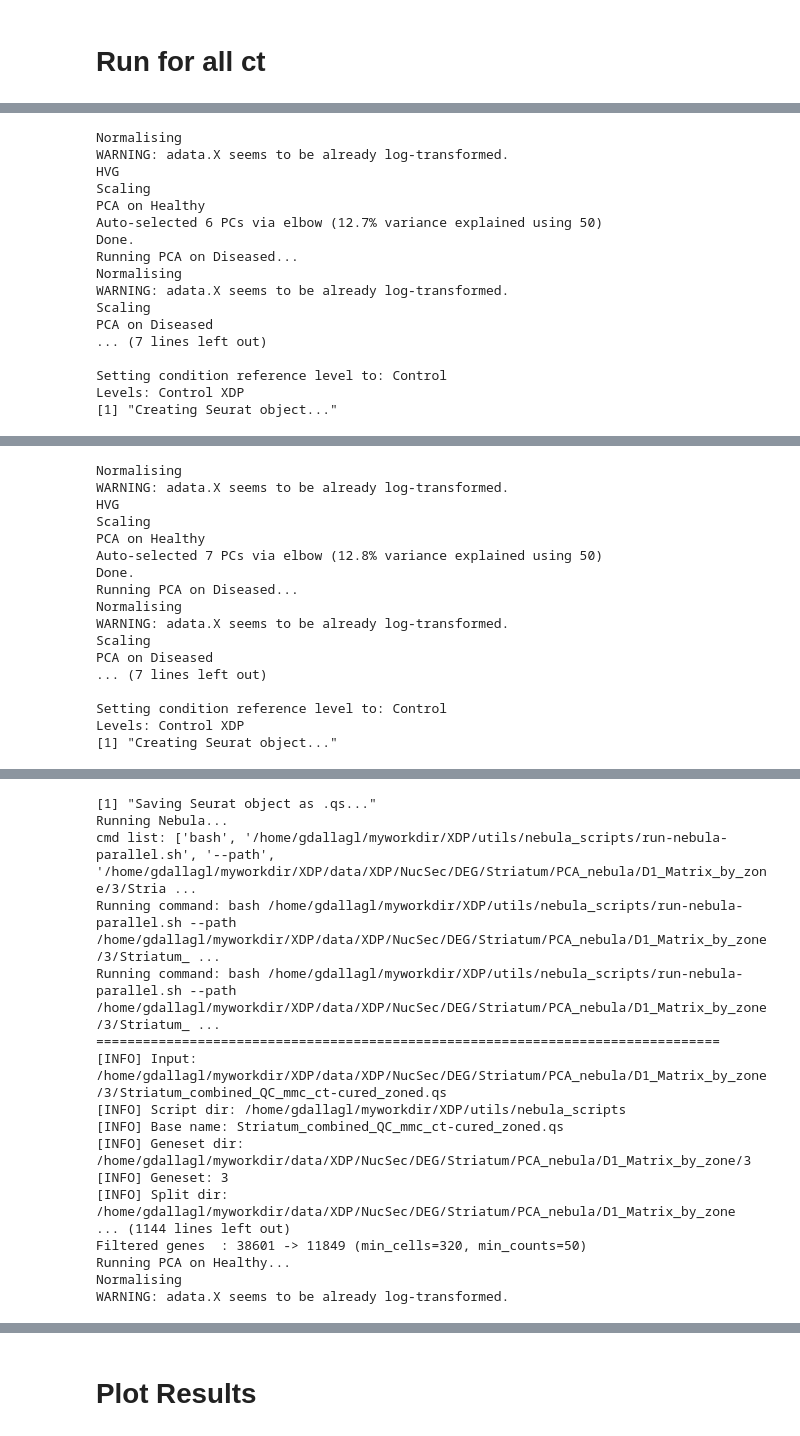
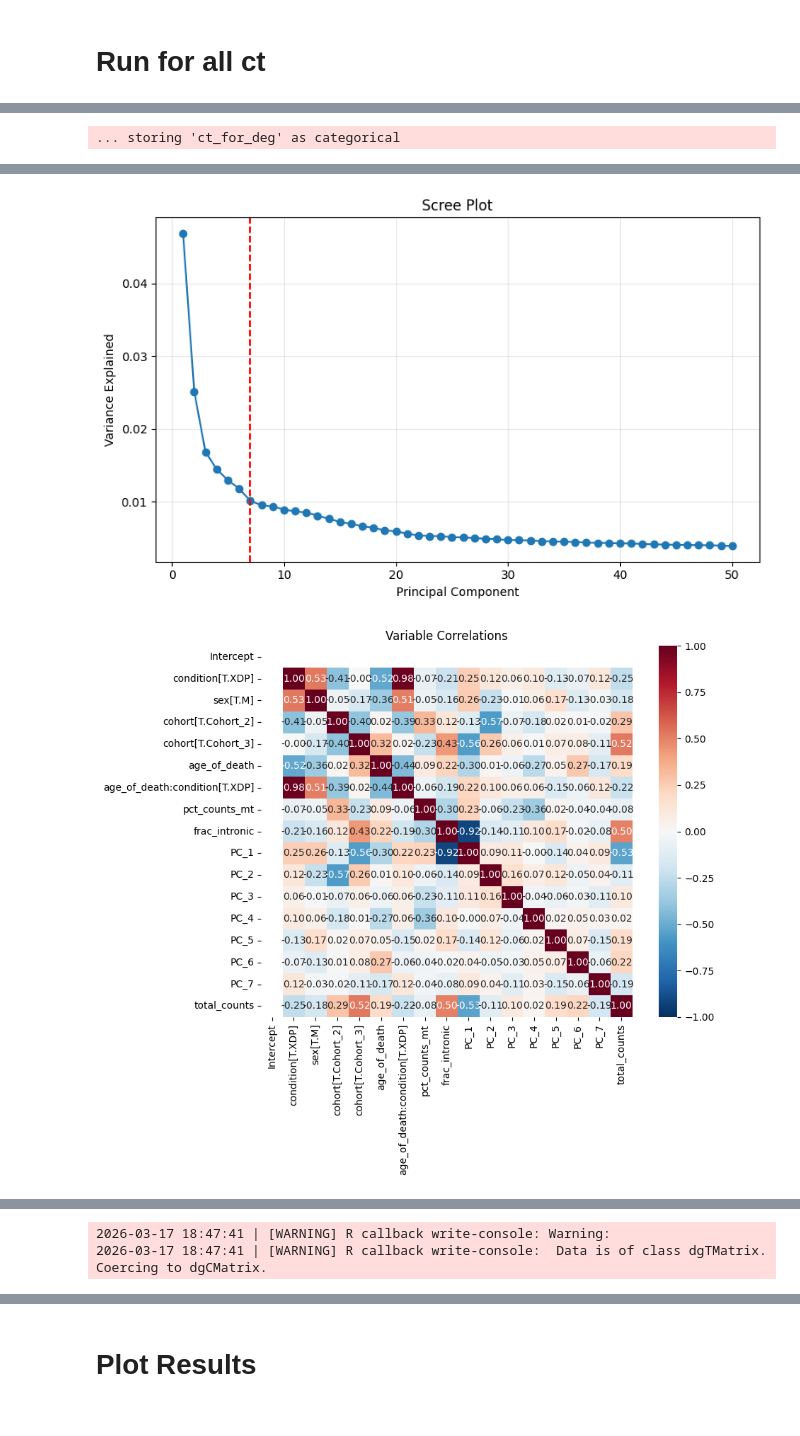
Before and after one commit to 8gabri8/XDP, a Jupyter notebook: script/NucSeq/DEG/NucSeq_PCA.ipynb, the cells around one changed output, grey strips where cells are left out. Saved outputs shown, nothing was run; the diff lists cells and outputs as text; code cells hidden in the pictures.

```diff
--- a/script/NucSeq/DEG/NucSeq_PCA.ipynb
+++ b/script/NucSeq/DEG/NucSeq_PCA.ipynb
@@ -582,12 +569,16 @@ def run_nebula_with_PCs(
     print(f"adata intact: {adata.shape[0]} cells, {adata.shape[1]} genes")
 
     covs = [CONTRAST_VARIABLE, *COVARIATES_FOR_DEG, *pcs]
-    mask = adata.obs[covs].isna().any(axis=1)
+    # ATTENTION: interaction term is not a real col, so do the ehck only on asubset of col
+    covs_for_nan_check = [c for c in covs if ":" not in c and "*" not in c]
+    mask = adata.obs[covs_for_nan_check].isna().any(axis=1)
     print(f"ATTENTION: Dropping {mask.sum()} cells with NaN covariates: {adata.obs_names[mask].tolist()}")
     adata = adata[~mask].copy()
 
     ADATA_PATH_H5AD = f"{os.path.splitext(ADATA_PATH_QS)[0]}.h5ad"
     adata.write_h5ad(ADATA_PATH_H5AD)
+
+    DEG.check_corr_cov_in_design(adata, vars_in_formula = [CONTRAST_VARIABLE, *COVARIATES_FOR_DEG, *pcs, LIBRARY_SIZE_COL], corr_thr=0.7, split=" + ")
 
     ###################
     # Create qs file
@@ -662,11 +655,14 @@ adata.obs[CT_FOR_DEG_VARIABLE].unique().tolist()[:]
 # %%
-DEG_FOLDER = F"/home/gdallagl/myworkdir/XDP/data/XDP/NucSec/DEG/{TISSUE}/{TYPE_DEG}"
+
+# Save folder
+DEG_FOLDER =F"/home/gdallagl/myworkdir/XDP/data/XDP/NucSec/DEG/{TISSUE}/{TYPE_DEG}" # "/home/gdallagl/myworkdir/XDP/data/_old/nucseq_deg_pca_age" #F"/home/gdallagl/myworkdir/XDP/data/XDP/NucSec/DEG/{TISSUE}/{TYPE_DEG}"
 os.makedirs(DEG_FOLDER, exist_ok=True)
+
+
 
 for ct in sorted(adata.obs[CT_FOR_DEG_VARIABLE].unique().tolist())[:]:
 
-    #ct="Matrix"
-
+    ct="Matrix_D1"
     if "-" in ct:
         continue
     print("\n\n######################\n",ct, "\n######################\n")
@@ -675,6 +671,10 @@ for ct in sorted(adata.obs[CT_FOR_DEG_VARIABLE].unique().tolist())[:]:
     adata_ct = adata[adata.obs[CT_FOR_DEG_VARIABLE] == ct].to_memory().copy()
     adata_ct.X = adata_ct.layers["counts"].copy()
     print(np.array_equal(adata_ct.X.data, adata_ct.X.data.astype(int)) if hasattr(adata_ct.X, 'data') else np.array_equal(adata_ct.X, adata_ct.X.astype(int)))
+
+
+    # adata_ct = adata_ct[adata_ct.obs["zone"].isin(["4"])].copy() # only keep control and XDP for this analsys
+    # print(adata_ct)
 
     # Define saving apthjs
     subfolder = f"{ZONE_CT}_by_zone/{ct}" if RUN_ON_ZONES else ct         # subfolder changes depending on mode
@@ -695,6 +695,6 @@ for ct in sorted(adata.obs[CT_FOR_DEG_VARIABLE].unique().tolist())[:]:
         MIN_SAMPLES_PER_CONDITION=4, MIN_NUMBER_GENES_PER_ANALYSIS=3000
     )
 
-    #break
+    break
 # %% [output]
 ######################
@@ -734,17 +732 @@ Running PCA on Healthy...
-Normalising
-WARNING: adata.X seems to be already log-transformed.
-HVG
-Scaling
-PCA on Healthy
-Auto-selected 6 PCs via elbow (12.7% variance explained using 50)
-Done.
-Running PCA on Diseased...
-Normalising
-WARNING: adata.X seems to be already log-transformed.
-Scaling
-PCA on Diseased
-... (7 lines left out)
-
-Setting condition reference level to: Control
-Levels: Control XDP
-[1] "Creating Seurat object..."
+... storing 'ct_for_deg' as categorical
@@ -752,0 +734,2 @@ Levels: Control XDP
+[figure, added]
+[figure, added]
@@ -770,17 +753,2 @@ Running PCA on Healthy...
-Normalising
-WARNING: adata.X seems to be already log-transformed.
-HVG
-Scaling
-PCA on Healthy
-Auto-selected 7 PCs via elbow (12.8% variance explained using 50)
-Done.
-Running PCA on Diseased...
-Normalising
-WARNING: adata.X seems to be already log-transformed.
-Scaling
-PCA on Diseased
-... (7 lines left out)
-
-Setting condition reference level to: Control
-Levels: Control XDP
-[1] "Creating Seurat object..."
+2026-03-17 18:47:41 | [WARNING] R callback write-console: Warning:
+2026-03-17 18:47:41 | [WARNING] R callback write-console:  Data is of class dgTMatrix. Coercing to dgCMatrix.
@@ -789,17 +771,0 @@ Levels: Control XDP
-[1] "Saving Seurat object as .qs..."
-Running Nebula...
-cmd list: ['bash', '/home/gdallagl/myworkdir/XDP/utils/nebula_scripts/run-nebula-parallel.sh', '--path', '/home/gdallagl/myworkdir/XDP/data/XDP/NucSec/DEG/Striatum/PCA_nebula/D1_Matrix_by_zone/3/Stria ...
-Running command: bash /home/gdallagl/myworkdir/XDP/utils/nebula_scripts/run-nebula-parallel.sh --path /home/gdallagl/myworkdir/XDP/data/XDP/NucSec/DEG/Striatum/PCA_nebula/D1_Matrix_by_zone/3/Striatum_ ...
-Running command: bash /home/gdallagl/myworkdir/XDP/utils/nebula_scripts/run-nebula-parallel.sh --path /home/gdallagl/myworkdir/XDP/data/XDP/NucSec/DEG/Striatum/PCA_nebula/D1_Matrix_by_zone/3/Striatum_ ...
-================================================================================
-[INFO] Input: /home/gdallagl/myworkdir/XDP/data/XDP/NucSec/DEG/Striatum/PCA_nebula/D1_Matrix_by_zone/3/Striatum_combined_QC_mmc_ct-cured_zoned.qs
-[INFO] Script dir: /home/gdallagl/myworkdir/XDP/utils/nebula_scripts
-[INFO] Base name: Striatum_combined_QC_mmc_ct-cured_zoned.qs
-[INFO] Geneset dir: /home/gdallagl/myworkdir/data/XDP/NucSec/DEG/Striatum/PCA_nebula/D1_Matrix_by_zone/3
-[INFO] Geneset: 3
-[INFO] Split dir: /home/gdallagl/myworkdir/data/XDP/NucSec/DEG/Striatum/PCA_nebula/D1_Matrix_by_zone
-... (1144 lines left out)
-Filtered genes  : 38601 -> 11849 (min_cells=320, min_counts=50)
-Running PCA on Healthy...
-Normalising
-WARNING: adata.X seems to be already log-transformed.
```
Also changed, not shown: parts of 9 cells of this notebook, 19 other files.
